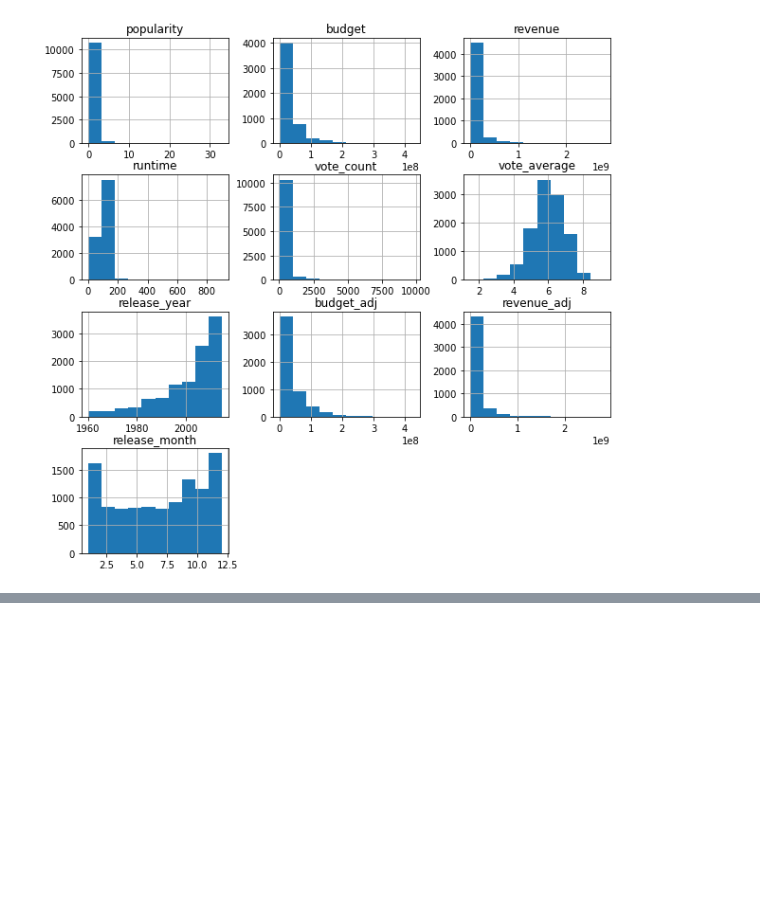
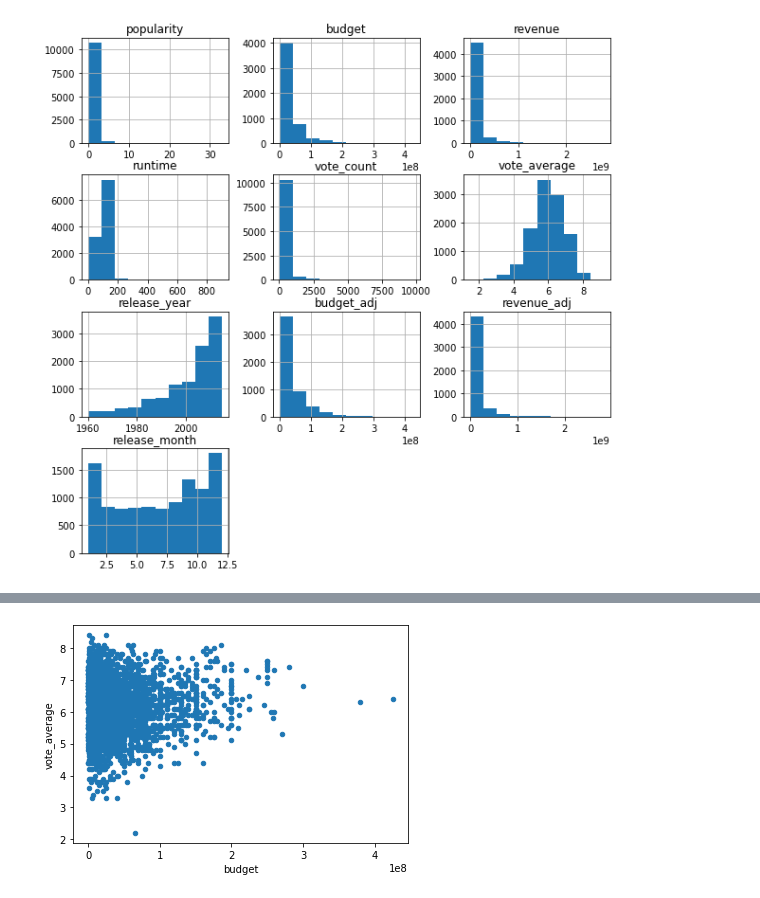
Before and after one commit to KaoriMI/Project_Investigate_a_Dataset, a Jupyter notebook: playground.ipynb, the cells around one changed output, grey strips where cells are left out. Cells and saved outputs as stored; diff of their text form; code cells hidden in the pictures; blank space fills up the shorter version.

```diff
--- a/playground.ipynb
+++ b/playground.ipynb
@@ -175,0 +214,6 @@ df.describe()
+# %%
+df_bud= df.dropna()
+# %%
+df_bud.plot(kind='scatter', x = 'budget', y = 'vote_average');
+# %% [output]
+[figure, added]
```
Also changed, not shown: parts of 14 cells of this notebook, 1 other file.
